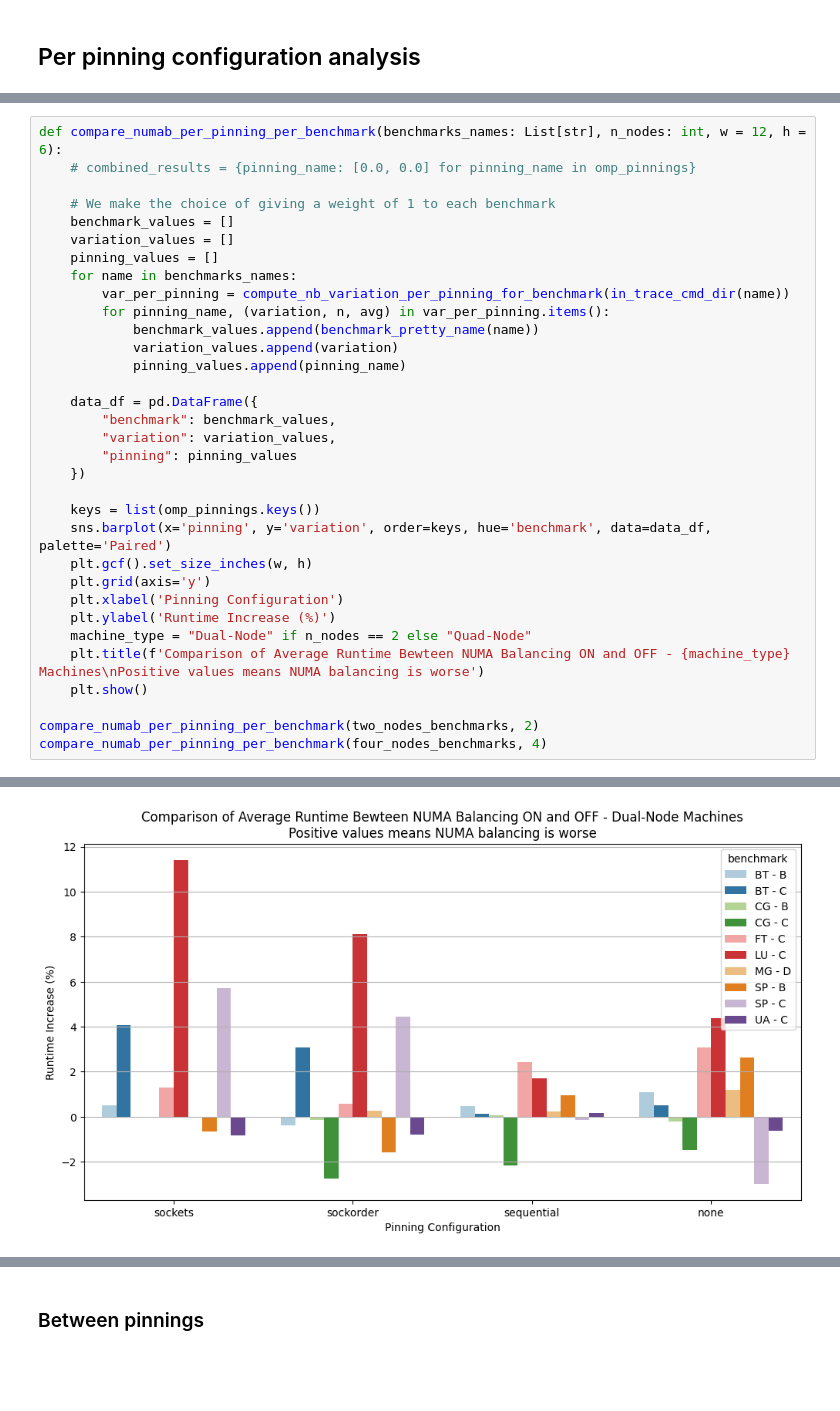
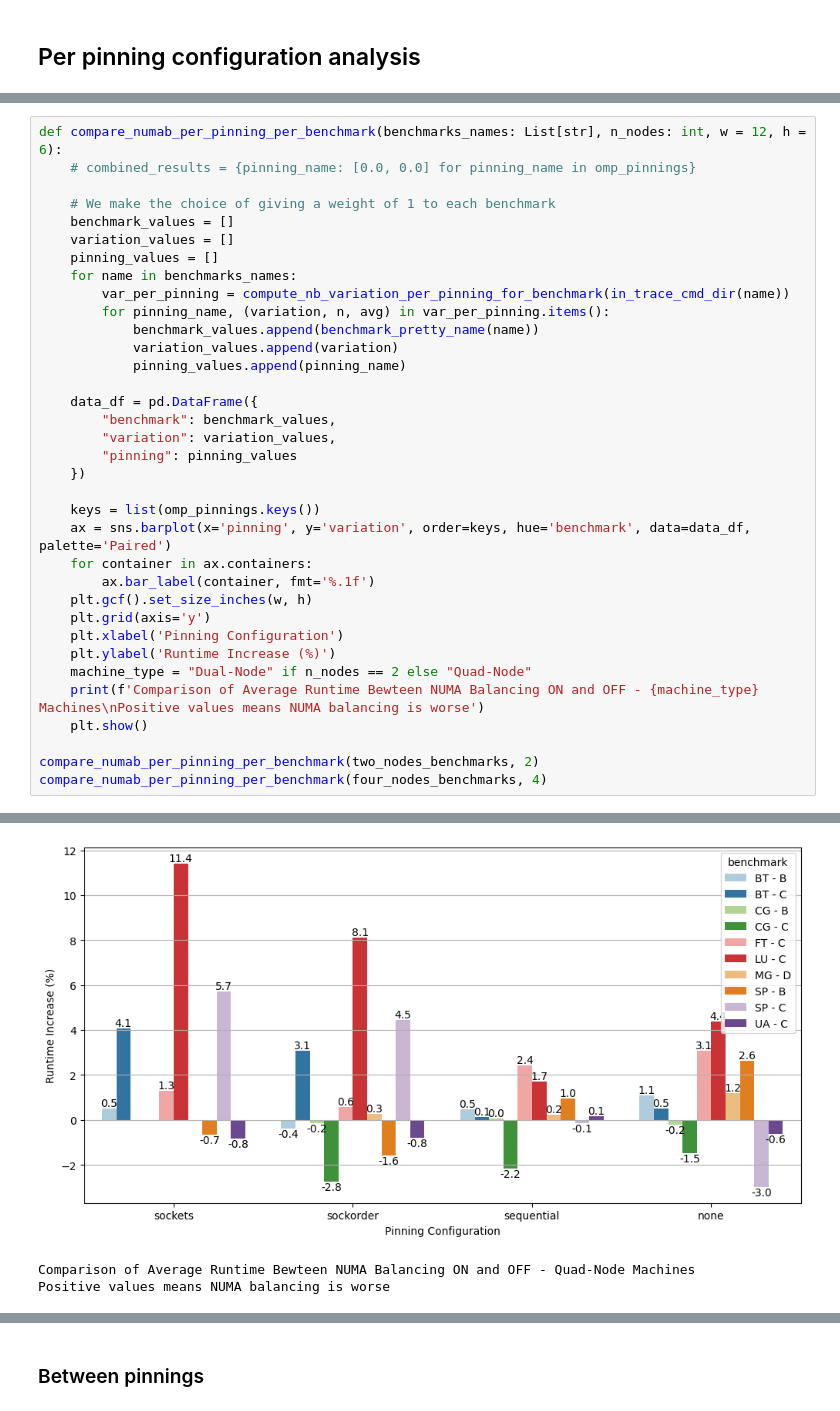
Before and after one commit to clementgd/INRIA-scripts, a Jupyter notebook: ircvm/exploration_final.ipynb, the cells around one changed output, grey strips where cells are left out. Drawn from its saved outputs; the diff is of its cells as text; blank space fills up the shorter version.

```diff
--- a/ircvm/exploration_final.ipynb
+++ b/ircvm/exploration_final.ipynb
@@ -594,13 +545,15 @@ def compare_numab_per_pinning_per_benchmark(benchmarks_names: List[str], n_nodes
     })
 
     keys = list(omp_pinnings.keys())
-    sns.barplot(x='pinning', y='variation', order=keys, hue='benchmark', data=data_df, palette='Paired')
+    ax = sns.barplot(x='pinning', y='variation', order=keys, hue='benchmark', data=data_df, palette='Paired')
+    for container in ax.containers:
+        ax.bar_label(container, fmt='%.1f')
     plt.gcf().set_size_inches(w, h)
     plt.grid(axis='y')
     plt.xlabel('Pinning Configuration')
     plt.ylabel('Runtime Increase (%)')
     machine_type = "Dual-Node" if n_nodes == 2 else "Quad-Node"
-    plt.title(f'Comparison of Average Runtime Bewteen NUMA Balancing ON and OFF - {machine_type} Machines\nPositive values means NUMA balancing is worse')
+    print(f'Comparison of Average Runtime Bewteen NUMA Balancing ON and OFF - {machine_type} Machines\nPositive values means NUMA balancing is worse')
     plt.show()
 
 compare_numab_per_pinning_per_benchmark(two_nodes_benchmarks, 2)
@@ -612 +567,3 @@ Cannot find /root/results/_trace-cmd/mg.D.x__dahu-15__v6.8.0-rc3__performance__2
-[figure, old version]
+[figure, new version]
+Comparison of Average Runtime Bewteen NUMA Balancing ON and OFF - Quad-Node Machines
+Positive values means NUMA balancing is worse
```
Also changed, not shown: parts of 9 cells of this notebook, 2 other files.
